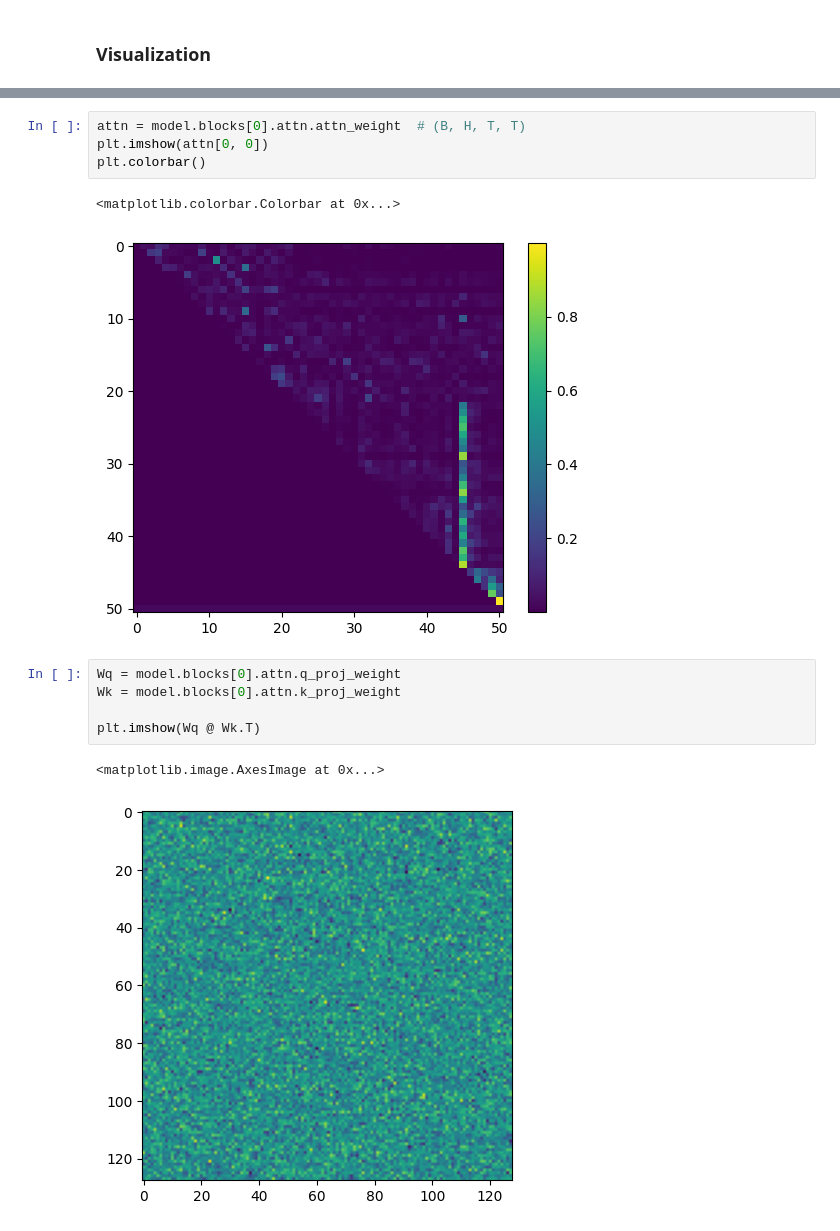
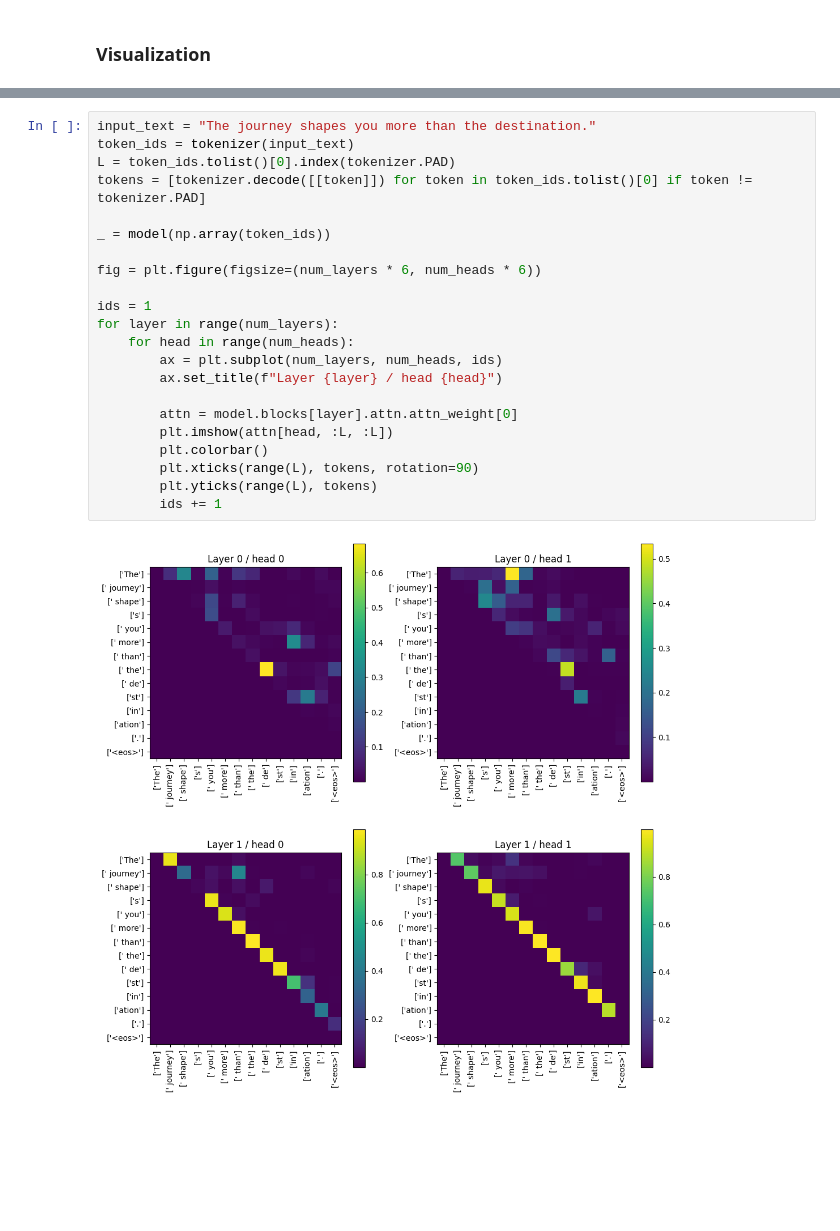
Before and after one commit to emeraldgoose/hcrot, a Jupyter notebook: notebooks/simple_gpt.ipynb, the cells around one changed output, grey strips where cells are left out. Saved outputs shown, nothing was run; the diff lists cells and outputs as text; blank space fills up the shorter version.

```diff
--- a/notebooks/simple_gpt.ipynb
+++ b/notebooks/simple_gpt.ipynb
@@ -381,15 +371,24 @@ plt.imshow(P, aspect="auto")
-# %%
-attn = model.blocks[0].attn.attn_weight  # (B, H, T, T)
-plt.imshow(attn[0, 0])
-plt.colorbar()
-# %% [output]
-<matplotlib.colorbar.Colorbar at 0x...>
-[figure, removed]
-# %%
-Wq = model.blocks[0].attn.q_proj_weight
-Wk = model.blocks[0].attn.k_proj_weight
-
-plt.imshow(Wq @ Wk.T)
-# %% [output]
-<matplotlib.image.AxesImage at 0x...>
-[figure, removed]
+# %%
+input_text = "The journey shapes you more than the destination."
+token_ids = tokenizer(input_text)
+L = token_ids.tolist()[0].index(tokenizer.PAD)
+tokens = [tokenizer.decode([[token]]) for token in token_ids.tolist()[0] if token != tokenizer.PAD]
+
+_ = model(np.array(token_ids))
+
+fig = plt.figure(figsize=(num_layers * 6, num_heads * 6))
+
+ids = 1
+for layer in range(num_layers):
+    for head in range(num_heads):
+        ax = plt.subplot(num_layers, num_heads, ids)
+        ax.set_title(f"Layer {layer} / head {head}")
+
+        attn = model.blocks[layer].attn.attn_weight[0]
+        plt.imshow(attn[head, :L, :L])
+        plt.colorbar()
+        plt.xticks(range(L), tokens, rotation=90)
+        plt.yticks(range(L), tokens)
+        ids += 1
+# %% [output]
+[figure, added]
```
Also changed, not shown: parts of 8 cells of this notebook, 1 other file.
